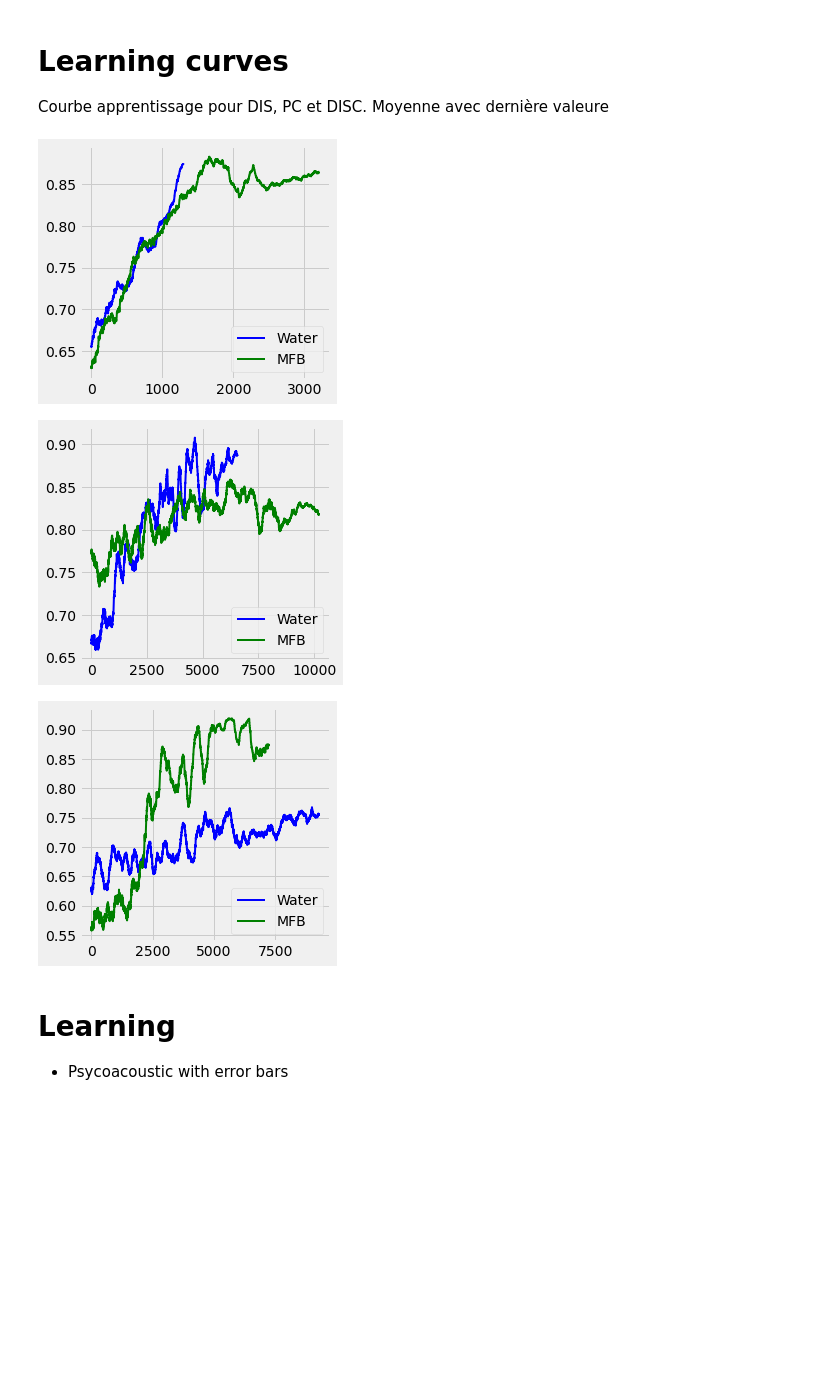
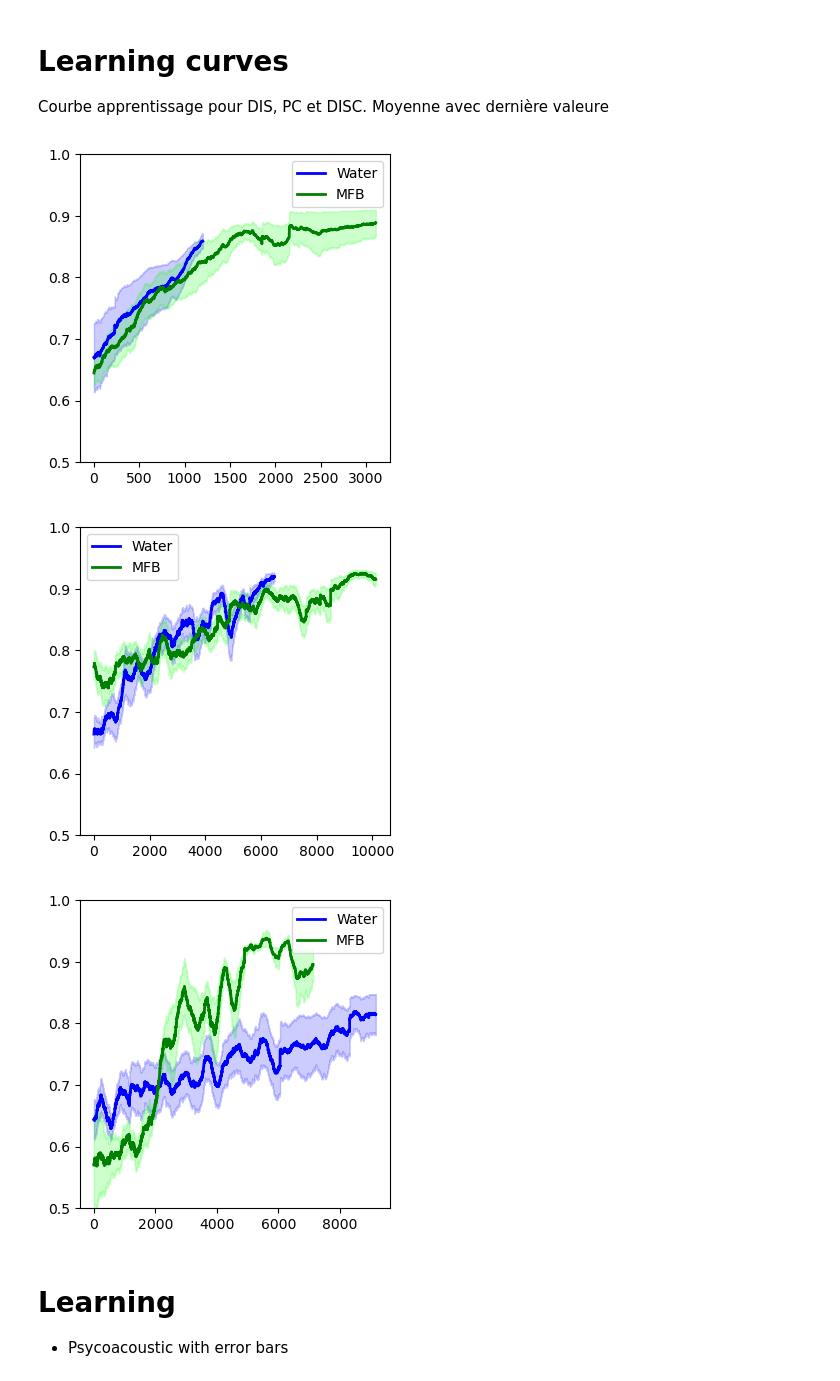
Before and after one commit to AntoninVerdier/Utilities, a Jupyter notebook: Elphy_Analysis/MFB_Figures.ipynb, the cells around one changed output. Cells and saved outputs as stored; diff of their text form; code cells hidden in the pictures; blank space fills up the shorter version.

```diff
--- a/Elphy_Analysis/MFB_Figures.ipynb
+++ b/Elphy_Analysis/MFB_Figures.ipynb
@@ -25,7 +25,7 @@ mfb_path = '/home/anverdie/Documents/Code/MFB_Paper/MFB'
 #water_path = '/home/pouple/PhD/Code/MFB_Paper/Water'
 #mfb_path = '/home/pouple/PhD/Code/MFB_Paper/MFB'
 
-plt.style.use('fivethirtyeight')
+plt.style.use('default')
 # %%
 class MouseMFB(object):
     def __init__(self, path, verbose=True, rmgaps=False):
@@ -272,7 +272,9 @@ plt.show()
 # Learning curves
 Courbe apprentissage pour DIS, PC et DISC. Moyenne avec dernière valeure
 # %%
-smoothness = 200
+plt.style.use('default')
+
+smoothness = 300
 ####################################### DIS ###########################################
 fig, axs = plt.subplots(1, figsize=(4, 4))
 
@@ -285,8 +287,11 @@ for mouse in mice_water_dis:
     #axs[0].plot(convo_water, color='grey', linewidth=1)
 
 longest_mouse = np.max([len(c) for c in all_convo_water])
-all_convo_water= np.array([np.pad(c, (0, longest_mouse - len(c)), mode='edge') for c in all_convo_water])
+all_convo_water= np.array([np.pad(c, (0, longest_mouse - len(c)), mode='maximum') for c in all_convo_water])
 axs.plot(np.mean(all_convo_water, axis=0), c='blue', linewidth=2, label='Water')
+sem = np.std(all_convo_water, axis=0) / np.sqrt(all_convo_water.shape[0])
+m = np.mean(all_convo_water, axis=0)
+axs.fill_between(np.arange(len(m)), m - sem, m + sem, color=(0, 0, 1, 0.2))
 
 all_convo_mfb = []
 for mouse in mice_mfb_dis:
@@ -296,11 +301,16 @@ for mouse in mice_mfb_dis:
     all_convo_mfb.append(convo_mfb)
 
 longest_mouse = np.max([len(c) for c in all_convo_mfb])
-all_convo_mfb = np.array([np.pad(c, (0, longest_mouse - len(c)), mode='edge') for c in all_convo_mfb])
+all_convo_mfb = np.array([np.pad(c, (0, longest_mouse - len(c)), mode='maximum') for c in all_convo_mfb])
 np.save('Paper/dis_learning', (all_convo_water, all_convo_mfb))
 axs.plot(np.mean(all_convo_mfb, axis=0), c='green', linewidth=2, label='MFB')
+sem = np.std(all_convo_mfb, axis=0) / np.sqrt(all_convo_mfb.shape[0])
+m = np.mean(all_convo_mfb, axis=0)
+axs.fill_between(np.arange(len(m)), m - sem, m + sem, color=(0, 1, 0, 0.2))
+axs.set_ylim((0.5, 1))
+
 plt.legend()
-plt.savefig('DIS_learning.svg')
+plt.savefig('Paper/DIS_learning.svg')
 plt.show()
 
 ####################################### PC ###########################################
@@ -315,8 +325,11 @@ for mouse in mice_water_pc:
     #axs[0].plot(convo_water, color='grey', linewidth=1)
 
 longest_mouse = np.max([len(c) for c in all_convo_water])
-all_convo_water= np.array([np.pad(c, (0, longest_mouse - len(c)), mode='edge') for c in all_convo_water])
+all_convo_water= np.array([np.pad(c, (0, longest_mouse - len(c)), mode='maximum') for c in all_convo_water])
 axs.plot(np.mean(all_convo_water, axis=0), c='blue', linewidth=2, label='Water')
+sem = np.std(all_convo_water, axis=0) / np.sqrt(all_convo_water.shape[0])
+m = np.mean(all_convo_water, axis=0)
+axs.fill_between(np.arange(len(m)), m - sem, m + sem, color=(0, 0, 1, 0.2))
 
 all_convo_mfb = []
 for mouse in mice_mfb_pc:
@@ -326,45 +339,56 @@ for mouse in mice_mfb_pc:
     all_convo_mfb.append(convo_mfb)
 
 longest_mouse = np.max([len(c) for c in all_convo_mfb])
-all_convo_mfb = np.array([np.pad(c, (0, longest_mouse - len(c)), mode='edge') for c in all_convo_mfb])
+all_convo_mfb = np.array([np.pad(c, (0, longest_mouse - len(c)), mode='maximum') for c in all_convo_mfb])
 np.save('Paper/pc_learning', (all_convo_water, all_convo_mfb))
 axs.plot(np.mean(all_convo_mfb, axis=0), c='green', linewidth=2, label='MFB')
+sem = np.std(all_convo_mfb, axis=0) / np.sqrt(all_convo_mfb.shape[0])
+m = np.mean(all_convo_mfb, axis=0)
+axs.fill_between(np.arange(len(m)), m - sem, m + sem, color=(0, 1, 0, 0.2))
+axs.set_ylim((0.5, 1))
 plt.legend()
-plt.savefig('PC_learning.svg')
+plt.savefig('Paper/PC_learning.svg')
 plt.show()
 
 ####################################### DISC ###########################################
 fig, axs = plt.subplots(1, figsize=(4, 4))
 all_convo_water = []
 for mouse in mice_water_disc:
     files = mouse.elphy
     tasks = np.concatenate([f.tr_corr for f in files])
     convo_water = np.convolve(tasks, np.ones(smoothness)/smoothness, mode='valid')
     all_convo_water.append(convo_water)
     #axs[0].plot(convo_water, color='grey', linewidth=1)
 
 longest_mouse = np.max([len(c) for c in all_convo_water])
-all_convo_water= np.array([np.pad(c, (0, longest_mouse - len(c)), mode='edge') for c in all_convo_water])
+all_convo_water= np.array([np.pad(c, (0, longest_mouse - len(c)), mode='maximum') for c in all_convo_water])
 axs.plot(np.mean(all_convo_water, axis=0), c='blue', linewidth=2, label='Water')
+sem = np.std(all_convo_water, axis=0) / np.sqrt(all_convo_water.shape[0])
+m = np.mean(all_convo_water, axis=0)
+axs.fill_between(np.arange(len(m)), m - sem, m + sem, color=(0, 0, 1, 0.2))
 
 all_convo_mfb = []
 for mouse in mice_mfb_disc:
     all_corrs = np.concatenate(mouse.corrs)
     convo_mfb = np.convolve(all_corrs, np.ones(smoothness)/smoothness, mode='valid')
     #axs[1].plot(convo_mfb, color='grey', linewidth=1)
     all_convo_mfb.append(convo_mfb)
 
 longest_mouse = np.max([len(c) for c in all_convo_mfb])
-all_convo_mfb = np.array([np.pad(c, (0, longest_mouse - len(c)), mode='edge') for c in all_convo_mfb])
+all_convo_mfb = np.array([np.pad(c, (0, longest_mouse - len(c)), mode='maximum') for c in all_convo_mfb])
 np.save('Paper/disc_learning', (all_convo_water, all_convo_mfb))
 axs.plot(np.mean(all_convo_mfb, axis=0), c='green', linewidth=2, label='MFB')
+sem = np.std(all_convo_mfb, axis=0) / np.sqrt(all_convo_mfb.shape[0])
+m = np.mean(all_convo_mfb, axis=0)
+axs.fill_between(np.arange(len(m)), m - sem, m + sem, color=(0, 1, 0, 0.2))
+axs.set_ylim((0.5, 1))
 plt.legend()
-plt.savefig('DISC_learning.svg')
+plt.savefig('Paper/DISC_learning.svg')
 plt.show()
 # %% [output]
-[figure, old version]
+[figure, new version]
-[figure, old version]
+[figure, new version]
-[figure, old version]
+[figure, new version]
 # %% [markdown]
 # Learning
 - Psycoacoustic with error bars
```
Also changed, not shown: parts of 4 cells of this notebook.
